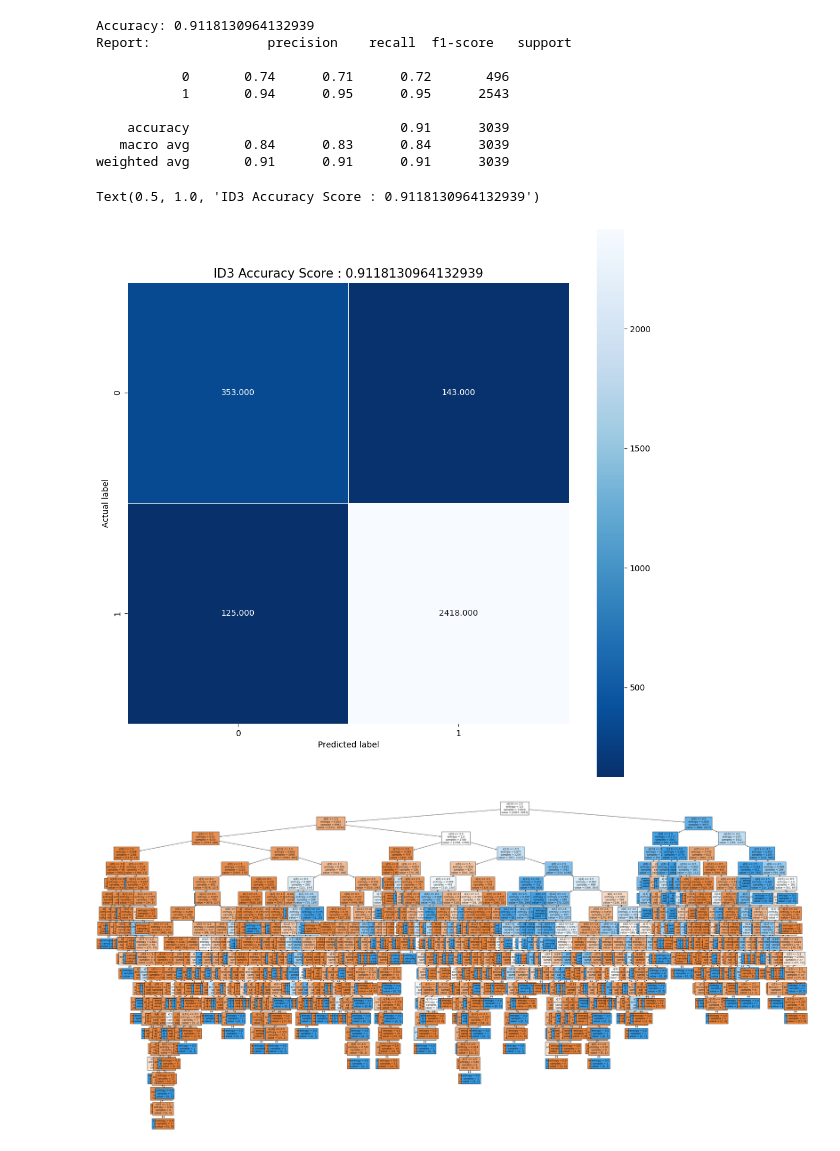
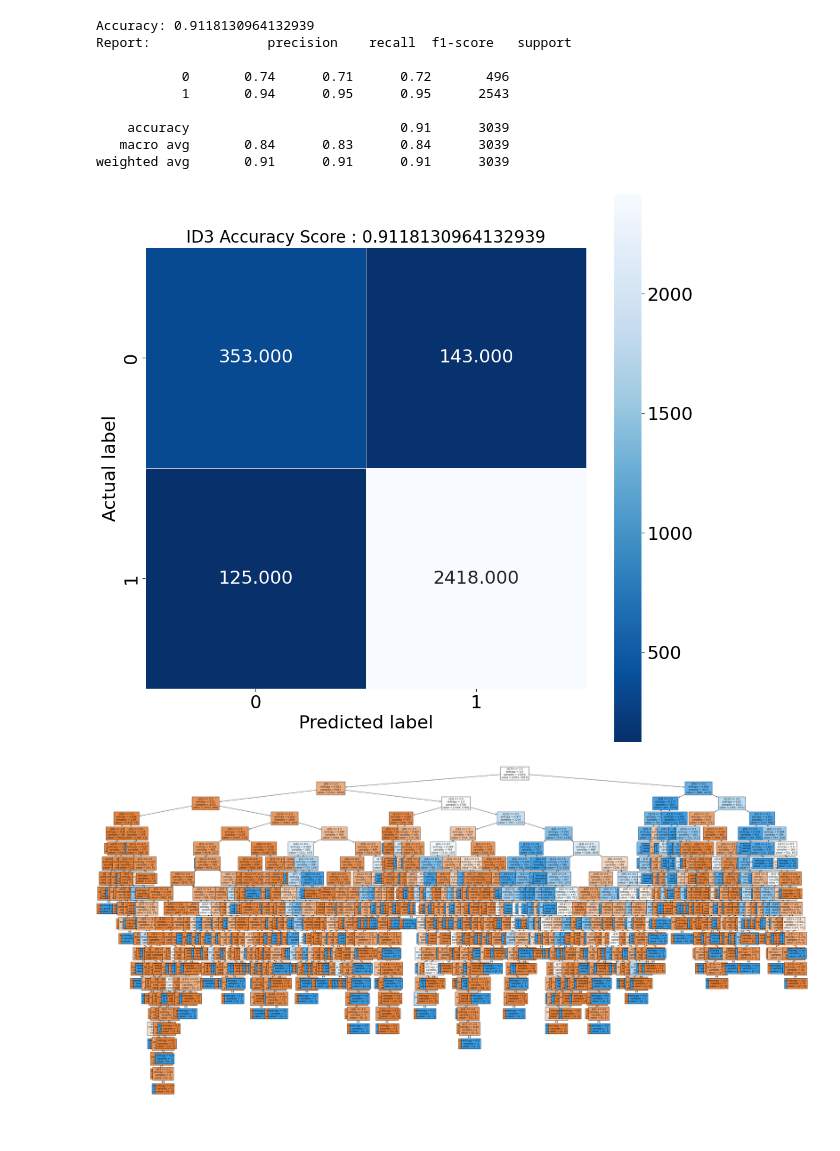
Before and after one commit to aiai142/CustomerChurn-DecisionTree-RF-XGB, a Jupyter notebook: 7-3/Oversampling/default/ID3.ipynb, the cells around one changed output. Cells and saved outputs as stored; diff of their text form; code cells hidden in the pictures.

Commit message:
update font size

```diff
--- a/7-3/Oversampling/default/ID3.ipynb
+++ b/7-3/Oversampling/default/ID3.ipynb
@@ -95,13 +95,13 @@ tree_cm=metrics.confusion_matrix(y_test,tree_pred)
 # %%
 plt.figure(figsize=(12,12))
 sns.heatmap(tree_cm,annot=True,fmt=".3f",linewidths=.5,square=True,cmap="Blues_r")
 plt.ylabel('Actual label')
 plt.xlabel('Predicted label')
 title = 'ID3 Accuracy Score : {0}'.format(tree_score)
-plt.title(title,size=15)
+plt.title(title,size=20)
+plt.rc({'font.size': 22})
 # %% [output]
-Text(0.5, 1.0, 'ID3 Accuracy Score : 0.9118130964132939')
-[figure, old version]
+[figure, new version]
 # %%
 fig,ax=plt.subplots(figsize=(50,24))
 tree.plot_tree(clf,filled=True,fontsize=10)
```
Also changed, not shown: 2 other files.
